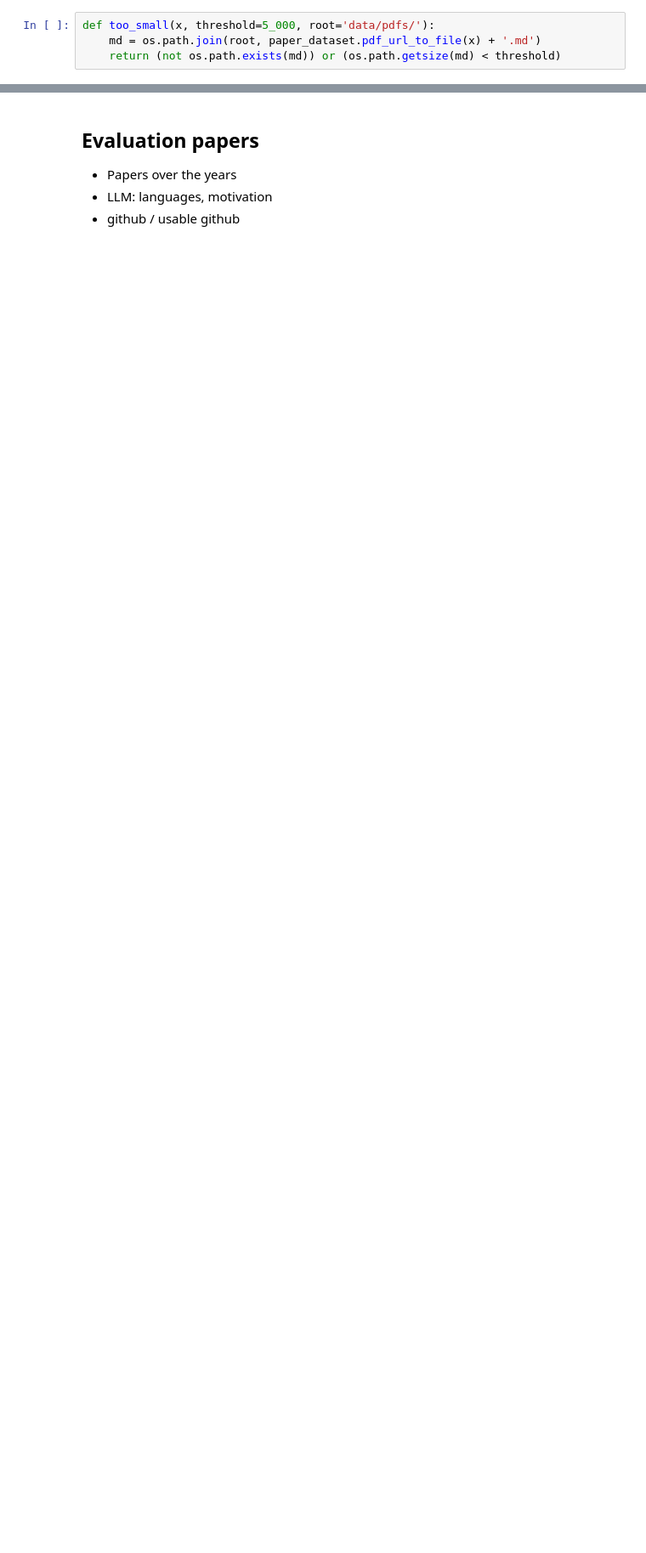
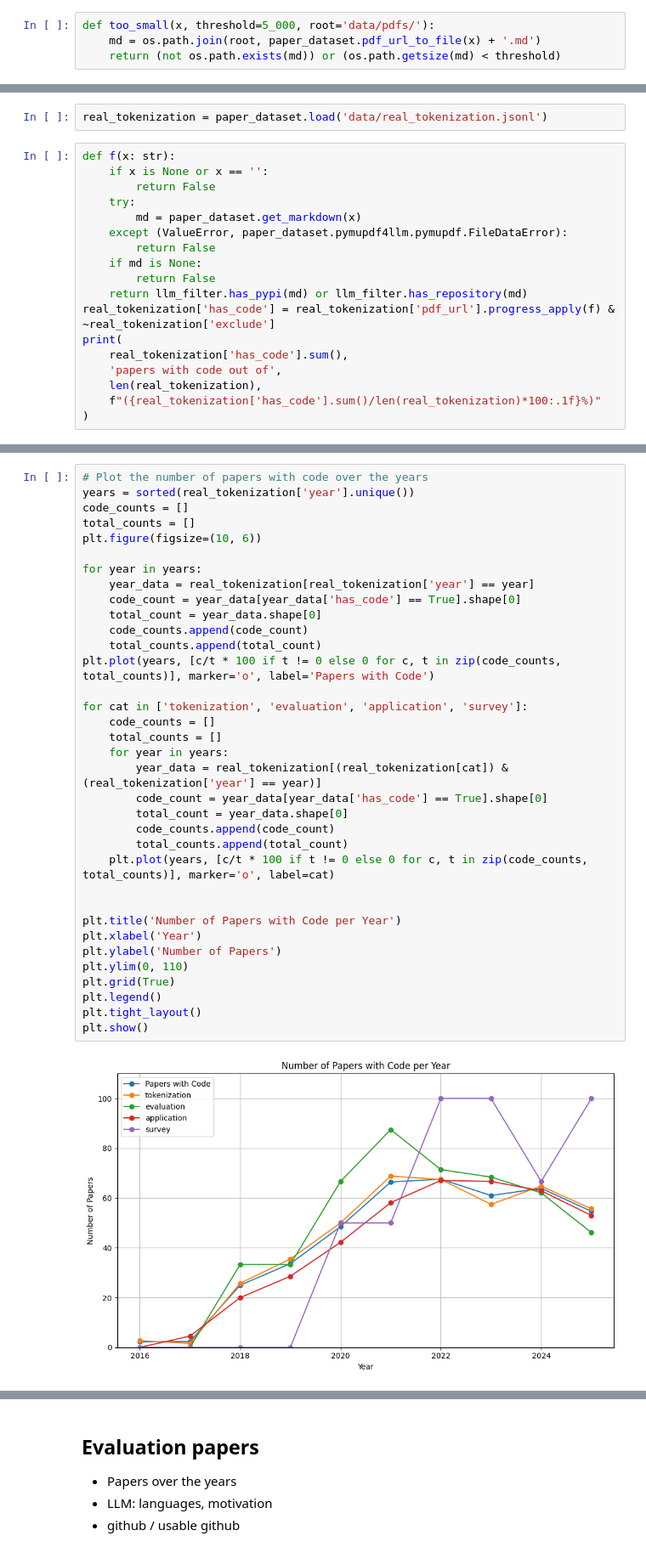
Before and after one commit to GianlucaVico/TalkAboutTokenization, a Jupyter notebook: initial_da.ipynb, the cells around one changed output, grey strips where cells are left out. Shown at 85% size. Cells and saved outputs as stored; diff of their text form; blank space fills up the shorter version.

```diff
--- a/initial_da.ipynb
+++ b/initial_da.ipynb
@@ -417,0 +502,20 @@ tokenization[tokenization['author'].apply(lambda x: x is not None and 'kudo' in
+# %%
+real_tokenization = paper_dataset.load('data/real_tokenization.jsonl')
+# %%
+def f(x: str):
+    if x is None or x == '':
+        return False
+    try:
+        md = paper_dataset.get_markdown(x)
+    except (ValueError, paper_dataset.pymupdf4llm.pymupdf.FileDataError):
+        return False
+    if md is None:
+        return False
+    return llm_filter.has_pypi(md) or llm_filter.has_repository(md)
+real_tokenization['has_code'] = real_tokenization['pdf_url'].progress_apply(f) & ~real_tokenization['exclude']
+print(
+    real_tokenization['has_code'].sum(),
+    'papers with code out of',
+    len(real_tokenization),
+    f"({real_tokenization['has_code'].sum()/len(real_tokenization)*100:.1f}%)"
+)
@@ -417,0 +524,37 @@ tokenization[tokenization['author'].apply(lambda x: x is not None and 'kudo' in
+# %%
+# Plot the number of papers with code over the years
+years = sorted(real_tokenization['year'].unique())
+code_counts = []
+total_counts = []
+plt.figure(figsize=(10, 6))
+
+for year in years:
+    year_data = real_tokenization[real_tokenization['year'] == year]
+    code_count = year_data[year_data['has_code'] == True].shape[0]
+    total_count = year_data.shape[0]
+    code_counts.append(code_count)
+    total_counts.append(total_count)
+plt.plot(years, [c/t * 100 if t != 0 else 0 for c, t in zip(code_counts, total_counts)], marker='o', label='Papers with Code')
+
+for cat in ['tokenization', 'evaluation', 'application', 'survey']:
+    code_counts = []
+    total_counts = []
+    for year in years:
+        year_data = real_tokenization[(real_tokenization[cat]) & (real_tokenization['year'] == year)]
+        code_count = year_data[year_data['has_code'] == True].shape[0]
+        total_count = year_data.shape[0]
+        code_counts.append(code_count)
+        total_counts.append(total_count)
+    plt.plot(years, [c/t * 100 if t != 0 else 0 for c, t in zip(code_counts, total_counts)], marker='o', label=cat)
+
+
+plt.title('Number of Papers with Code per Year')
+plt.xlabel('Year')
+plt.ylabel('Number of Papers')
+plt.ylim(0, 110)
+plt.grid(True)
+plt.legend()
+plt.tight_layout()
+plt.show()
+# %% [output]
+[figure, added]
```
Also changed, not shown: parts of 62 cells of this notebook, 6 other files.
